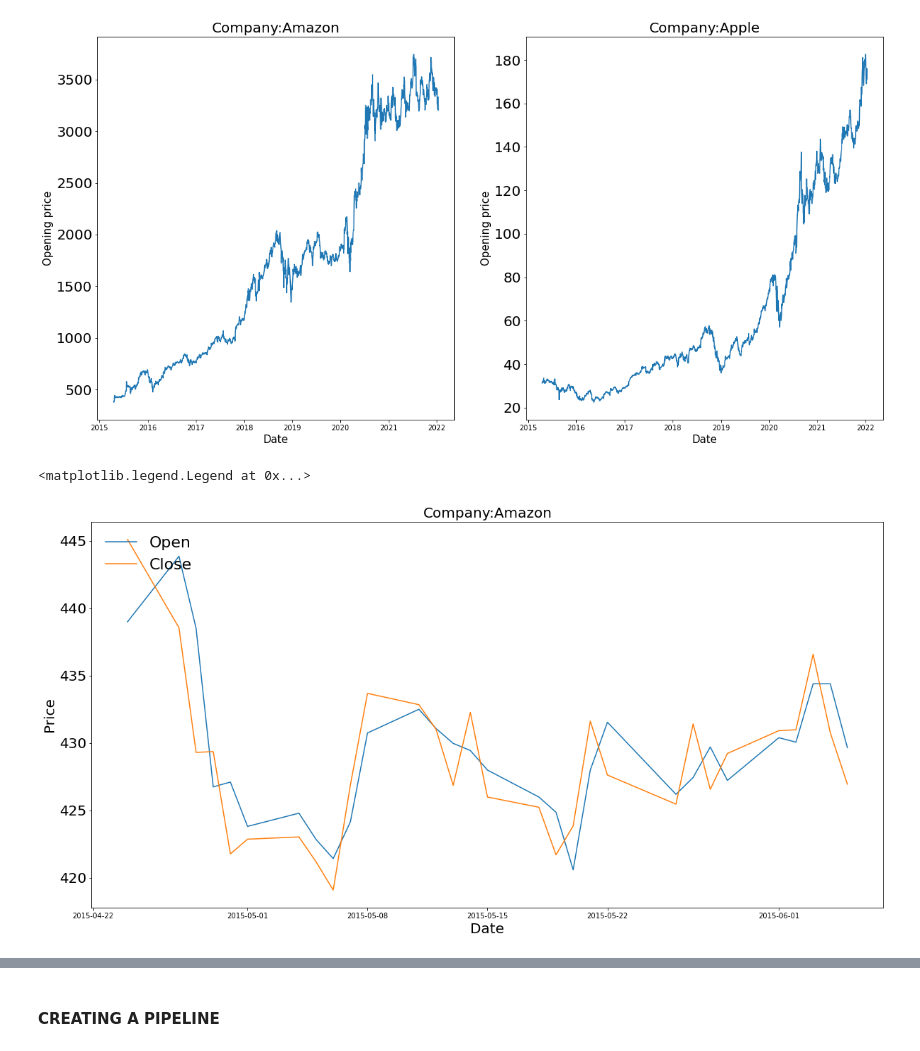
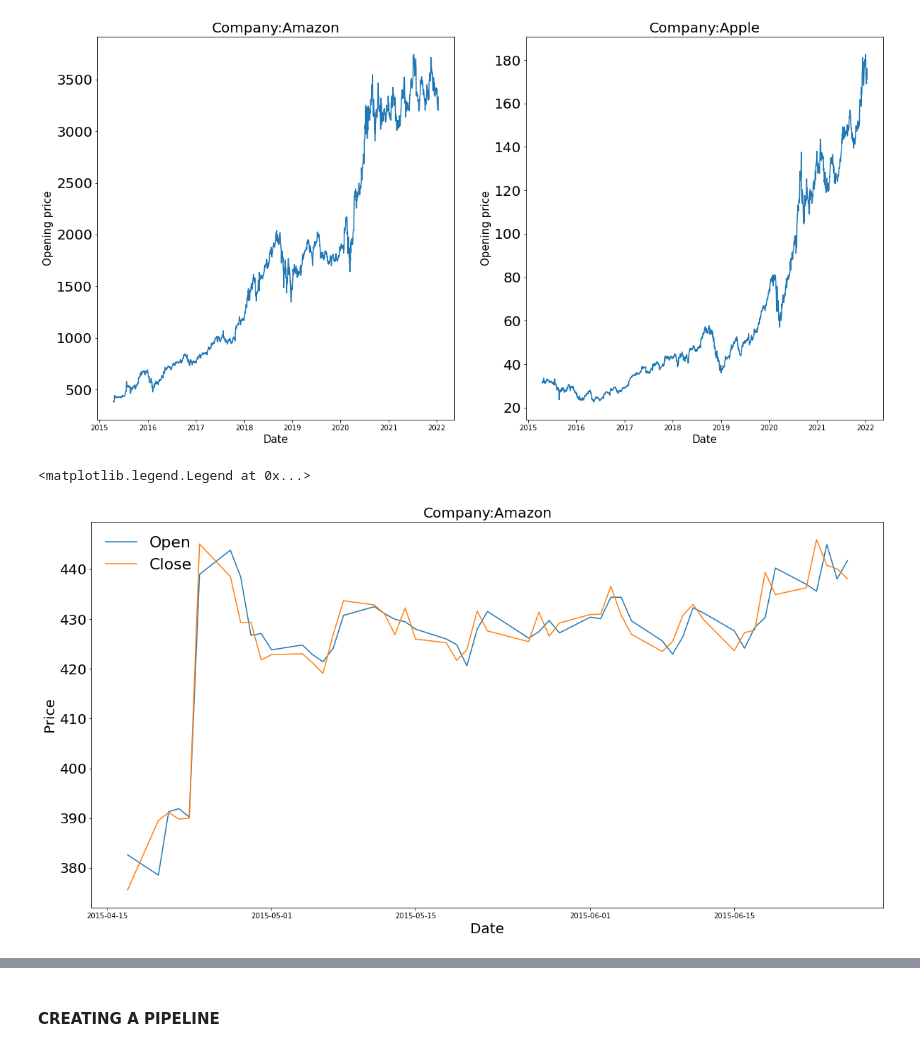
Before and after one commit to Tobi-DataDetective/Stock_Market_Clustering_Using_Kmeans, a Jupyter notebook: Stock_Market_Clustering_Using_Kmeans.ipynb, the cells around one changed output, grey strips where cells are left out. Cells and saved outputs as stored; diff of their text form; code cells hidden in the pictures.

```diff
--- a/Stock_Market_Clustering_Using_Kmeans.ipynb
+++ b/Stock_Market_Clustering_Using_Kmeans.ipynb
@@ -273,13 +273,13 @@ chart("Apple",'Open', 'AAPL')
 # %%
 plt.figure(figsize = (20,10)) # Adjusting figure size
 plt.title('Company:Amazon',fontsize = 20)
 plt.xticks(fontsize = 10)
 plt.yticks(fontsize = 20)
 plt.xlabel('Date',fontsize = 20)
 plt.ylabel('Price',fontsize = 20)
-plt.plot(df.iloc[0:30]['Open']['AMZN'],label = 'Open') # Opening prices of first 30 days are plotted against date
-plt.plot(df.iloc[0:30]['Close']['AMZN'],label = 'Close') # Closing prices of first 30 days are plotted against date
+plt.plot(df.iloc[0:50]['Open']['AMZN'],label = 'Open') # Opening prices of first 30 days are plotted against date
+plt.plot(df.iloc[0:50]['Close']['AMZN'],label = 'Close') # Closing prices of first 30 days are plotted against date
 plt.legend(loc='upper left', frameon=False,framealpha=1,prop={'size': 22}) # Properties of legend box
 # %% [output]
 <matplotlib.legend.Legend at 0x...>
-[figure, old version]
+[figure, new version]
```
Also changed, not shown: parts of 21 cells of this notebook.
